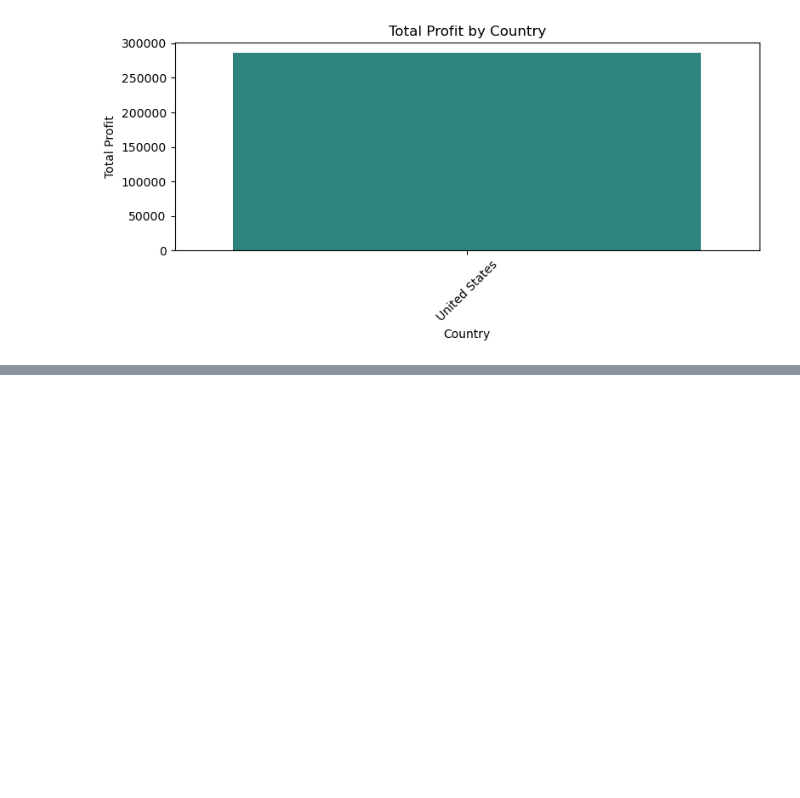
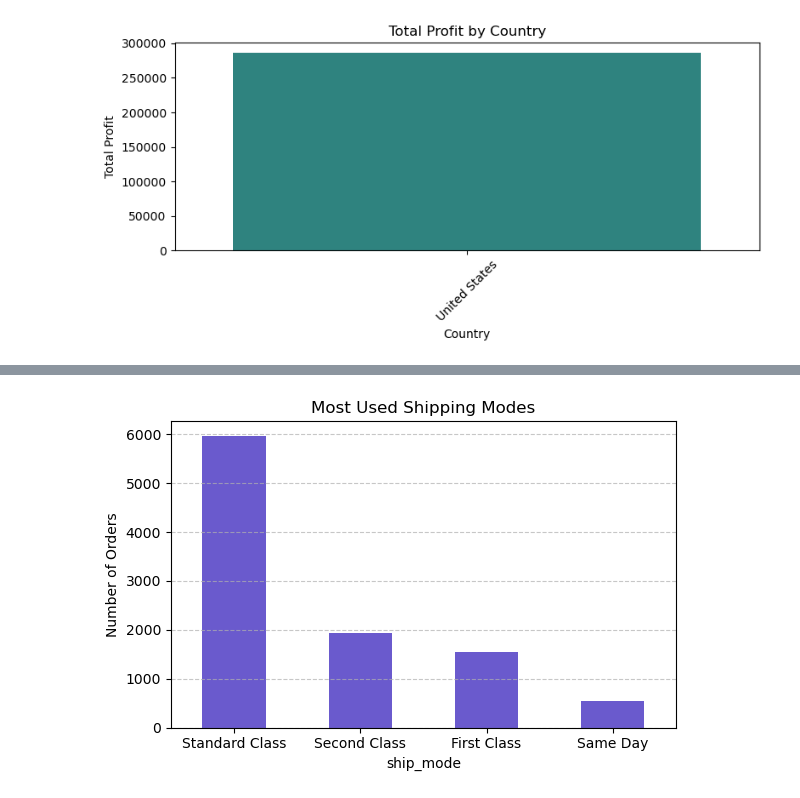
Before and after one commit to rfih/Dibimbing---DSDA, a Jupyter notebook: Assignment Day 28 - Marketing Channel Analysis/AS-Day 28-Data Understanding .ipynb, the cells around one changed output, grey strips where cells are left out. Cells and saved outputs as stored; diff of their text form; code cells hidden in the pictures; blank space fills up the shorter version.

```diff
--- a/Assignment Day 28 - Marketing Channel Analysis/AS-Day 28-Data Understanding .ipynb
+++ b/Assignment Day 28 - Marketing Channel Analysis/AS-Day 28-Data Understanding .ipynb
@@ -134,0 +164,13 @@ plt.show()
+# %%
+# 3. Jenis pengiriman paling sering digunakan
+top_ship_mode = superstore_df['ship_mode'].value_counts()
+plt.figure(figsize=(6, 4))
+top_ship_mode.plot(kind='bar', color='slateblue')
+plt.title('Most Used Shipping Modes')
+plt.ylabel('Number of Orders')
+plt.xticks(rotation=0)
+plt.tight_layout()
+plt.grid(axis='y', linestyle='--', alpha=0.7)
+plt.show()
+# %% [output]
+[figure, added]
```
Also changed, not shown: parts of 5 cells of this notebook.
